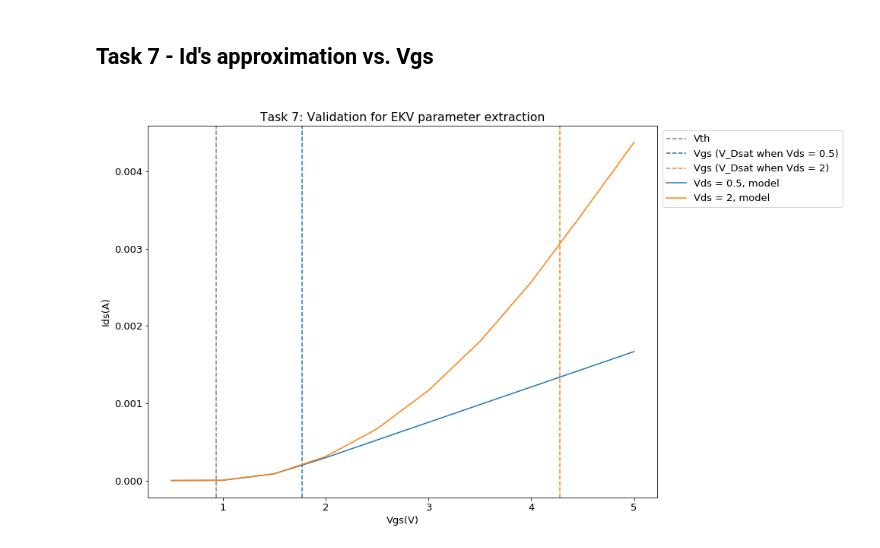
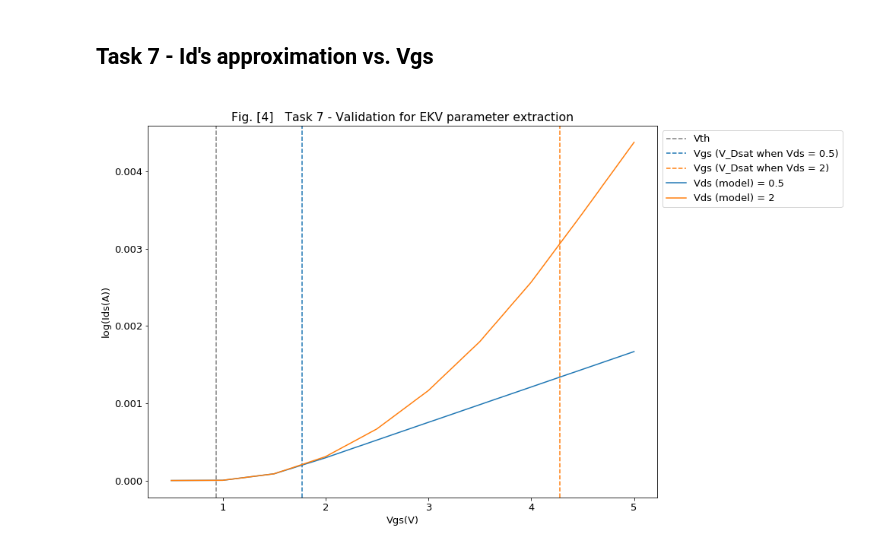
Before and after one commit to yuanhe772/ECE4960-Sp2018, a Jupyter notebook: Project3/src/Plot.ipynb, the cells around one changed output. Saved outputs shown, nothing was run; the diff lists cells and outputs as text; code cells hidden in the pictures.

```diff
--- a/Project3/src/Plot.ipynb
+++ b/Project3/src/Plot.ipynb
@@ -103,35 +103,39 @@ Vds1 = 0.5
 Vds2 = 2
 
 # Two Vgs for two vds's saturated value, Vgs(max) = Vds/kapa + Vth
 Vgs_Bar_Vds1 = Vds1 / Kapa_QN + Vth_QN
 Vgs_Bar_Vds2 = Vds2 / Kapa_QN + Vth_QN
 
 # Extract the data with Vds = 1:
 data_Id1, data_Vgs1, data_Vds1, data_Id2, data_Vgs2, data_Vds2 = [0]*10, [0]*10, [0]*10, [0]*10, [0]*10, [0]*10
 i, j = 0, 0
 for tuple in NMOSdata:
     if tuple[1] == Vds1:
+#         data_Id1[i], data_Vgs1[i], data_Vds1[i], i = math.log(tuple[3]), tuple[0], tuple[1], i+1
         data_Id1[i], data_Vgs1[i], data_Vds1[i], i = tuple[3], tuple[0], tuple[1], i+1
     if tuple[1] == Vds2:
+#         data_Id2[j], data_Vgs2[j], data_Vds2[j], j = math.log(tuple[3]), tuple[0], tuple[1], j+1
         data_Id2[j], data_Vgs2[j], data_Vds2[j], j = tuple[3], tuple[0], tuple[1], j+1
+
+
 
 def plotPiece():
     plt.figure(figsize=(12, 9))
     plt.rcParams.update({'font.size':13})
 
     # The model value:
     plt.axvline(x=Vth_QN, label="Vth", color = 'tab:gray', linestyle='--')
     plt.axvline(x=Vgs_Bar_Vds1, label="Vgs (V_Dsat when Vds = "+str(Vds1)+")", color = 'C0', linestyle='--')
     plt.axvline(x=Vgs_Bar_Vds2, label="Vgs (V_Dsat when Vds = "+str(Vds2)+")", color = 'C1', linestyle='--')
-    plt.plot(data_Vgs1, data_Id1, color = 'C0', linewidth=1.5, label="Vds = "+str(Vds1)+", model")
-    plt.plot(data_Vgs2, data_Id2, color = 'C1', linewidth=1.5, label="Vds = "+str(Vds2)+", model")
+    plt.plot(data_Vgs1, data_Id1, color = 'C0', linewidth=1.5, label="Vds (model) = "+str(Vds1))
+    plt.plot(data_Vgs2, data_Id2, color = 'C1', linewidth=1.5, label="Vds (model) = "+str(Vds2))
 
     plt.xlabel("Vgs(V)")
-    plt.ylabel("Ids(A)")
-    plt.title("\nTask 7: Validation for EKV parameter extraction")
+    plt.ylabel("log(Ids(A))")
+    plt.title("\nFig. [4]   Task 7 - Validation for EKV parameter extraction")
     plt.legend(bbox_to_anchor=(1, 1))
     plt.show()
 
 plotPiece()
 # %% [output]
-[figure, old version]
+[figure, new version]
```
Also changed, not shown: parts of 3 cells of this notebook.
